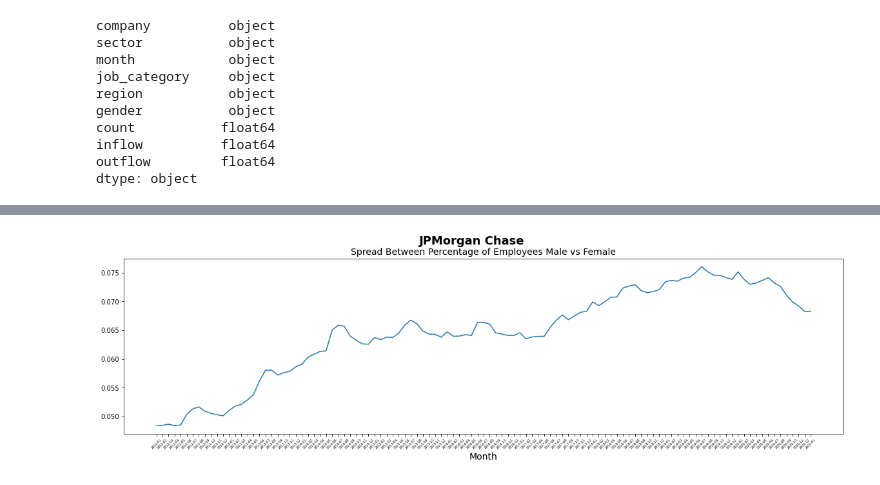
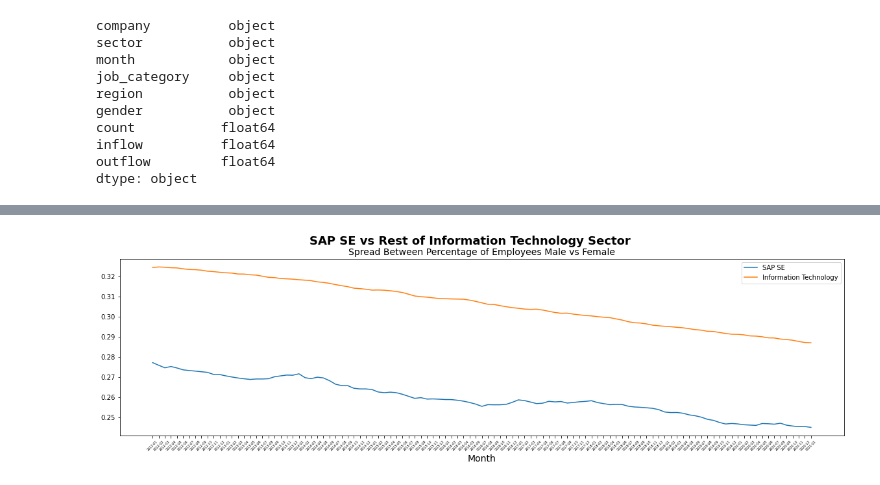
Before and after one commit to Garima2505/Data-Bookcamp-Project, a Jupyter notebook: Daniel Abboudi-Midterm Project.ipynb, the cells around one changed output, grey strips where cells are left out. Cells and saved outputs as stored; diff of their text form; code cells hidden in the pictures.

```diff
--- a/Daniel Abboudi-Midterm Project.ipynb
+++ b/Daniel Abboudi-Midterm Project.ipynb
@@ -208,15 +214,14 @@ plt.show()
 # %%
-# JPMorgan Chase Hiring Over Time
-jpm_all = df.loc[df['company']=='JPMorgan Chase',:]
-jpm_month = jpm_all.groupby(['month','gender'])[['count']].sum().reset_index()
-jpm_month
+# Company Hiring Over Time
+com_month = com.groupby(['month','gender'])[['count']].sum().reset_index()
+com_month
 
 # Find spread between % of employees as male vs female
-jpm_month['percentage'] = 0
-jpm_month['spread'] = 0      # Difference between % male and % female (spread = 0 if split is 50/50)
-for i in range(len(jpm_month)):
-    jpm_month.loc[i,'percentage'] = jpm_month.loc[i,'count']/jpm_month.loc[jpm_month['month']==jpm_month.loc[i,'month'],'count'].sum()
-    jpm_month.loc[i,'spread'] = jpm_month.loc[i,'percentage']-(1-jpm_month.loc[i,'percentage'])
-jpm_month
+com_month['percentage'] = 0
+com_month['spread'] = 0      # Difference between % male and % female (spread = 0 if split is 50/50)
+for i in range(len(com_month)):
+    com_month.loc[i,'percentage'] = com_month.loc[i,'count']/com_month.loc[com_month['month']==com_month.loc[i,'month'],'count'].sum()
+    com_month.loc[i,'spread'] = com_month.loc[i,'percentage']-(1-com_month.loc[i,'percentage'])
+com_month
 # %% [output]
 |  | month | gender | count | percentage | spread |
@@ -252 +257,14 @@ female
 109 rows × 5 columns
+# %%
+# Sector Hiring Over Time
+sector_df3 = df.loc[(df['sector']==sector) & (df['company']!=company),:]
+sector_month = sector_df3.groupby(['month','gender'])[['count']].sum().reset_index()
+sector_month
+
+# sectord spread between % of employees as male vs female
+sector_month['percentage'] = 0
+sector_month['spread'] = 0      # Difference between % male and % female (spread = 0 if split is 50/50)
+for i in range(len(sector_month)):
+    sector_month.loc[i,'percentage'] = sector_month.loc[i,'count']/sector_month.loc[sector_month['month']==sector_month.loc[i,'month'],'count'].sum()
+    sector_month.loc[i,'spread'] = sector_month.loc[i,'percentage']-(1-sector_month.loc[i,'percentage'])
+sector_month
@@ -253,15 +285,18 @@ female
 # %%
 fig,ax = plt.subplots(figsize=(20,5))
-x=male['spread']
-x.plot.line(ax=ax)
+x=com_month.loc[com_month['gender']=='male','spread']
+z=sector_month.loc[sector_month['gender']=='male','spread']
+x.plot.line(ax=ax,label=company)
+z.plot.line(ax=ax,label=sector)
 
-plt.suptitle('JPMorgan Chase',size=18,fontweight='bold')
+plt.suptitle(company+' vs Rest of '+sector+' Sector',size=18,fontweight='bold')
 plt.title('Spread Between Percentage of Employees Male vs Female',size=14)
 plt.xlabel('Month',size=14)
 
-plt.xticks(male.index,male['month'],size=5,rotation=45)
+plt.xticks(com_month.loc[com_month['gender']=='male'].index,com_month.loc[com_month['gender']=='male','month'],size=5,rotation=45)
 
+plt.legend()
 plt.show()
 # %% [output]
-[figure, old version]
+[figure, new version]
 # %%
```
Also changed, not shown: parts of 21 cells of this notebook.
